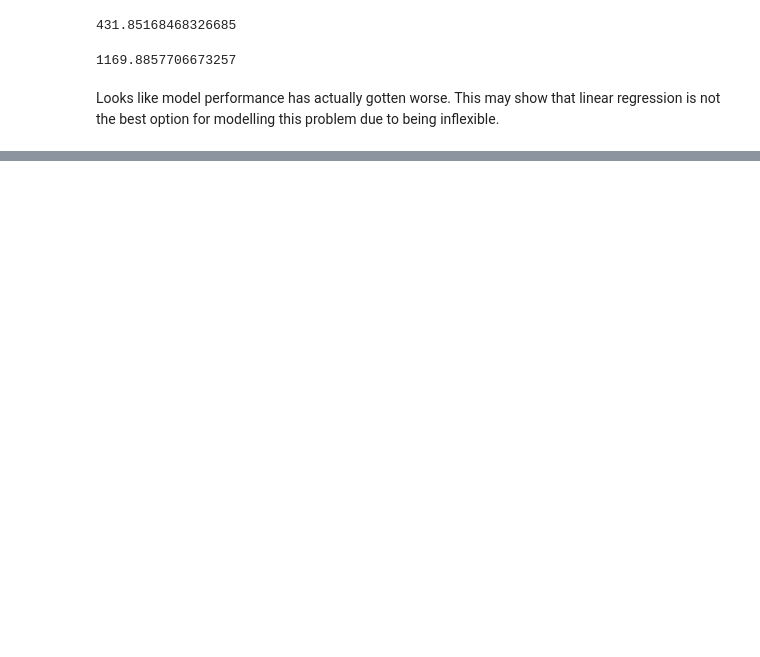
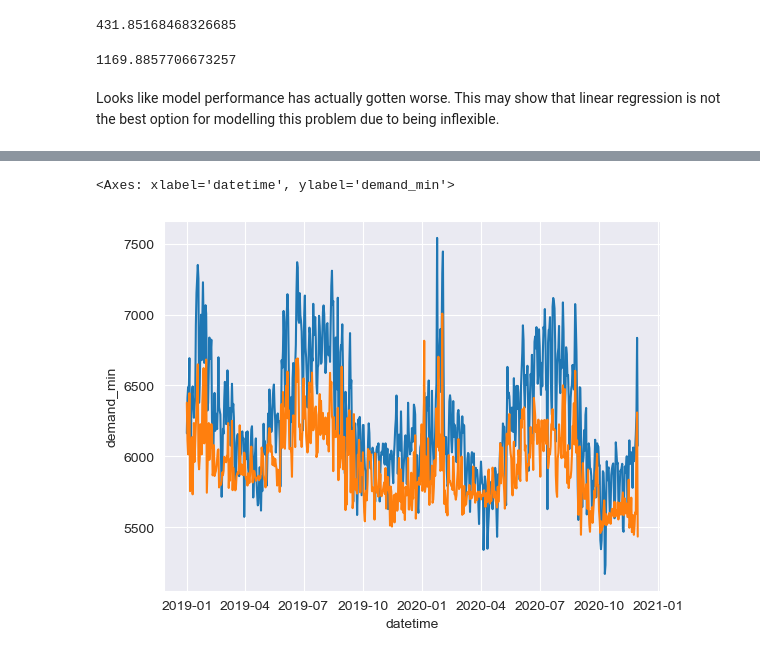
Before and after one commit to dmc-au/Team-A---Impacts-of-Household-PV-on-Grid-Demand, a Jupyter notebook: src/Modelling_1.ipynb, the cells around one changed output, grey strips where cells are left out. Saved outputs shown, nothing was run; the diff lists cells and outputs as text; code cells hidden in the pictures; blank space fills up the shorter version.

```diff
--- a/src/Modelling_1.ipynb
+++ b/src/Modelling_1.ipynb
@@ -431,0 +580,6 @@ This may show that linear regression is not the best option for modelling this p
+# %%
+sns.lineplot(data=test_df, x='datetime', y='demand_min')
+sns.lineplot(data=lm2_min.predict(test_df))
+# %% [output]
+<Axes: xlabel='datetime', ylabel='demand_min'>
+[figure, added]
```
Also changed, not shown: parts of 19 cells of this notebook.
